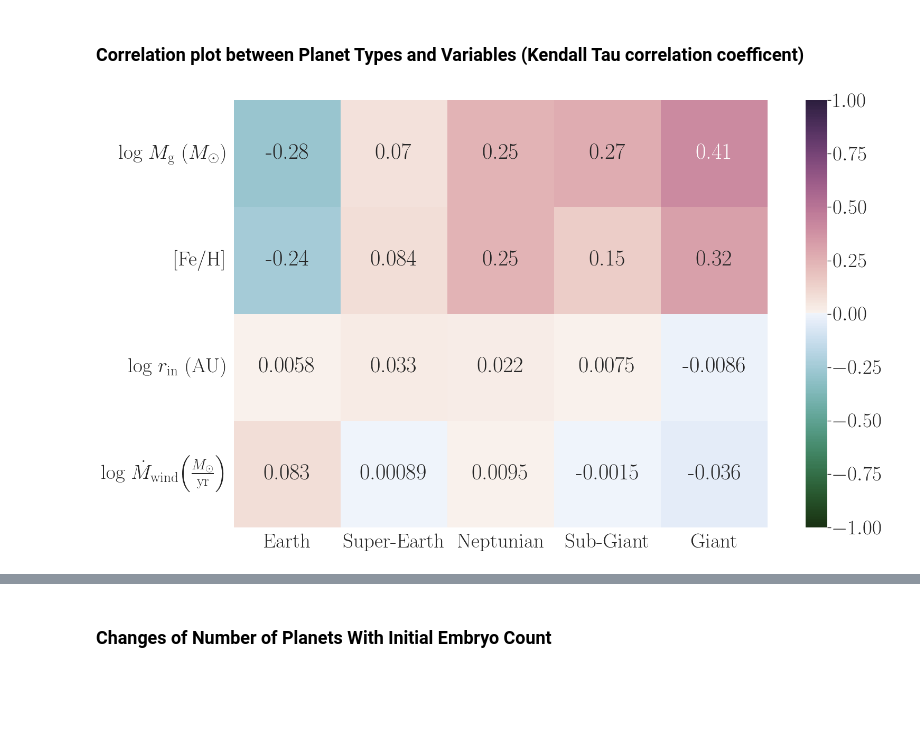
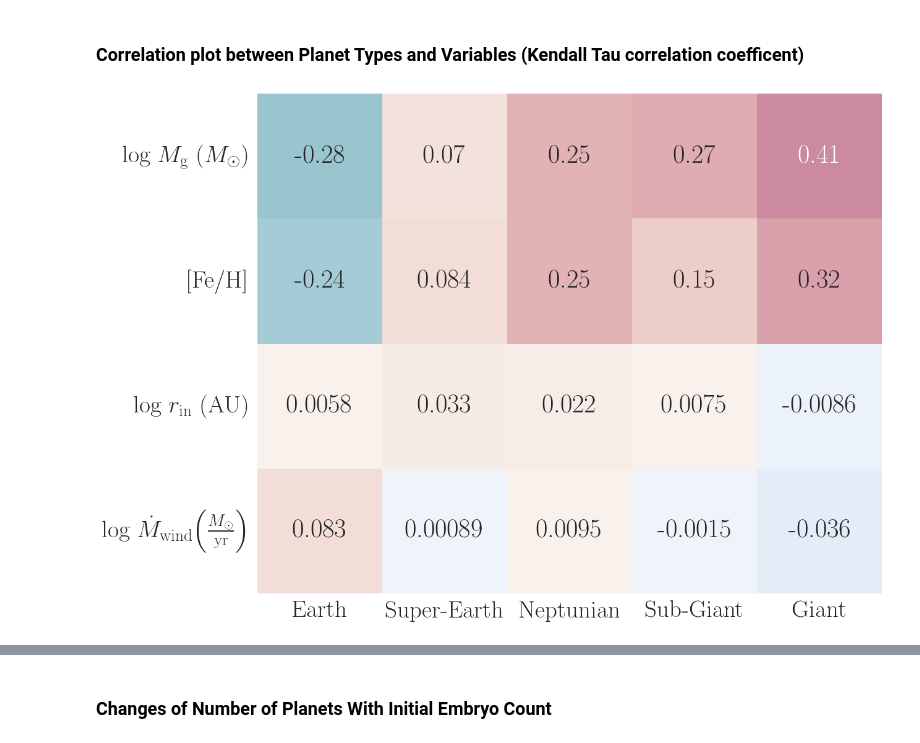
Before and after one commit to ChrisBoettner/skaro, a Jupyter notebook: notebooks/Original_NGPPS_sample.ipynb, the cells around one changed output, grey strips where cells are left out. Saved outputs shown, nothing was run; the diff lists cells and outputs as text; code cells hidden in the pictures; blank space fills up the shorter version.

Commit message:
Bunch of changes to plots. added (total) planet field

```diff
--- a/notebooks/Original_NGPPS_sample.ipynb
+++ b/notebooks/Original_NGPPS_sample.ipynb
@@ -92,20 +92,21 @@ FigureProcessor(pair_plot.figure).save(
 # %%
 correlation_matrix = original_sample.corr(method="kendall").drop(
     columns=["age", "out_of_bounds_flag", *labels.values()],
     index=["age", "out_of_bounds_flag", *categories],
 )
 correlation_plot = sns.heatmap(
     correlation_matrix,
     vmin=-1,
     vmax=1,
     square=True,
     annot=True,
+    cbar=False,
     cmap=get_palette(diverging=True, as_cmap=True),
 )
 FigureProcessor(correlation_plot.figure).save(
     "correlation_matrix.pdf",
     sub_directory=figure_subdirectory,
     save=save,
 )
 # %% [output]
-[figure, old version]
+[figure, new version]
```
Also changed, not shown: parts of 2 cells of this notebook, 37 other files.
